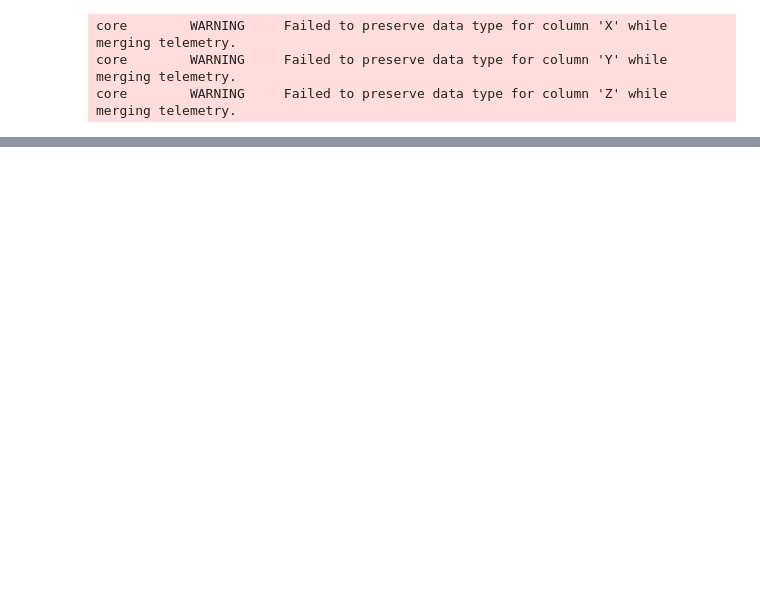
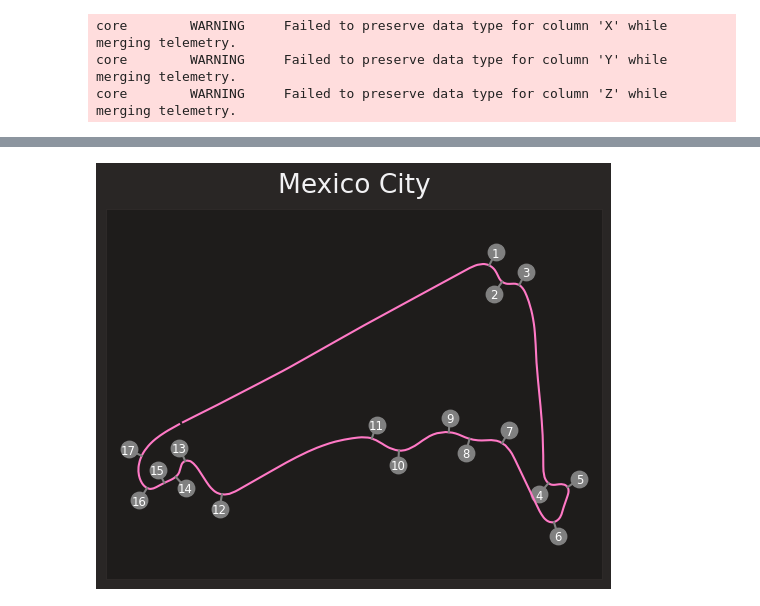
Before and after one commit to akatelync/f1-exploration, a Jupyter notebook: eda.ipynb, the cells around one changed output, grey strips where cells are left out. Saved outputs shown, nothing was run; the diff lists cells and outputs as text; code cells hidden in the pictures; blank space fills up the shorter version.

```diff
--- a/eda.ipynb
+++ b/eda.ipynb
@@ -280,0 +242,61 @@ plt.show()
+# %%
+lap = session.laps.pick_fastest()
+pos = lap.get_pos_data()
+
+def rotate(xy, *, angle):
+    rot_mat = np.array([[np.cos(angle), np.sin(angle)],
+                        [-np.sin(angle), np.cos(angle)]])
+    return np.matmul(xy, rot_mat)
+
+# Get an array of shape [n, 2] where n is the number of points and the second
+# axis is x and y.
+track = pos.loc[:, ('X', 'Y')].to_numpy()
+
+# Convert the rotation angle from degrees to radian.
+track_angle = circuit_info.rotation / 180 * np.pi
+
+# Rotate and plot the track map.
+rotated_track = rotate(track, angle=track_angle)
+plt.plot(rotated_track[:, 0], rotated_track[:, 1])
+
+offset_vector = [500, 0]  # offset length is chosen arbitrarily to 'look good'
+
+# Iterate over all corners.
+for _, corner in circuit_info.corners.iterrows():
+    # Create a string from corner number and letter
+    txt = f"{corner['Number']}{corner['Letter']}"
+
+    # Convert the angle from degrees to radian.
+    offset_angle = corner['Angle'] / 180 * np.pi
+
+    # Rotate the offset vector so that it points sideways from the track.
+    offset_x, offset_y = rotate(offset_vector, angle=offset_angle)
+
+    # Add the offset to the position of the corner
+    text_x = corner['X'] + offset_x
+    text_y = corner['Y'] + offset_y
+
+    # Rotate the text position equivalently to the rest of the track map
+    text_x, text_y = rotate([text_x, text_y], angle=track_angle)
+
+    # Rotate the center of the corner equivalently to the rest of the track map
+    track_x, track_y = rotate([corner['X'], corner['Y']], angle=track_angle)
+
+    # Draw a circle next to the track.
+    plt.scatter(text_x, text_y, color='grey', s=140)
+
+    # Draw a line from the track to this circle.
+    plt.plot([track_x, text_x], [track_y, text_y], color='grey')
+
+    # Finally, print the corner number inside the circle.
+    plt.text(text_x, text_y, txt,
+             va='center_baseline', ha='center', size='small', color='white')
+
+
+plt.title(session.event['Location'])
+plt.xticks([])
+plt.yticks([])
+plt.axis('equal')
+plt.show()
+# %% [output]
+[figure, added]
```
Also changed, not shown: parts of 32 cells of this notebook, 6 other files.
